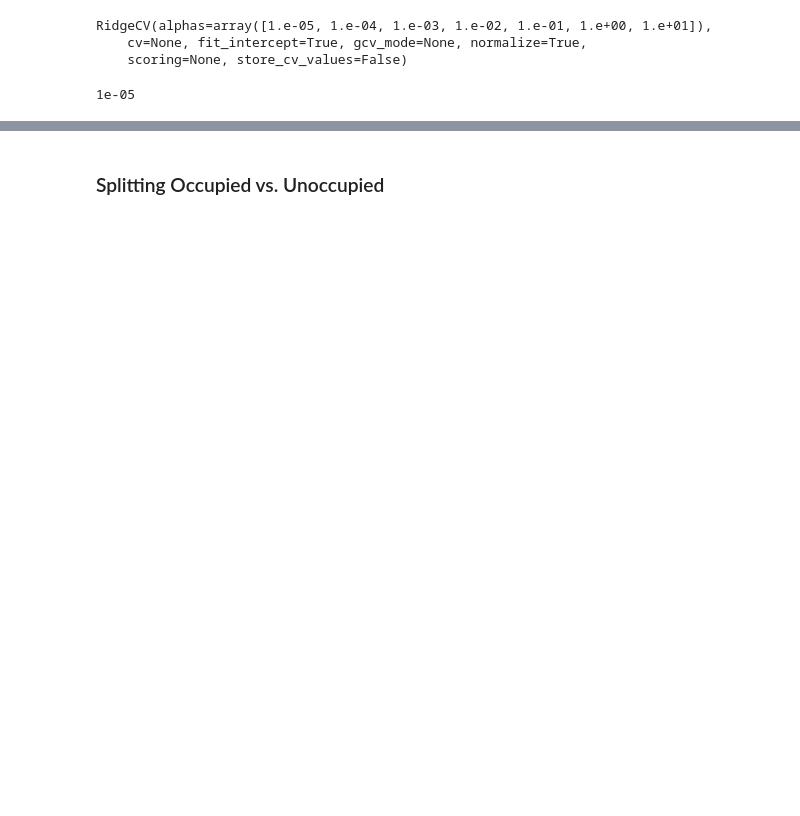
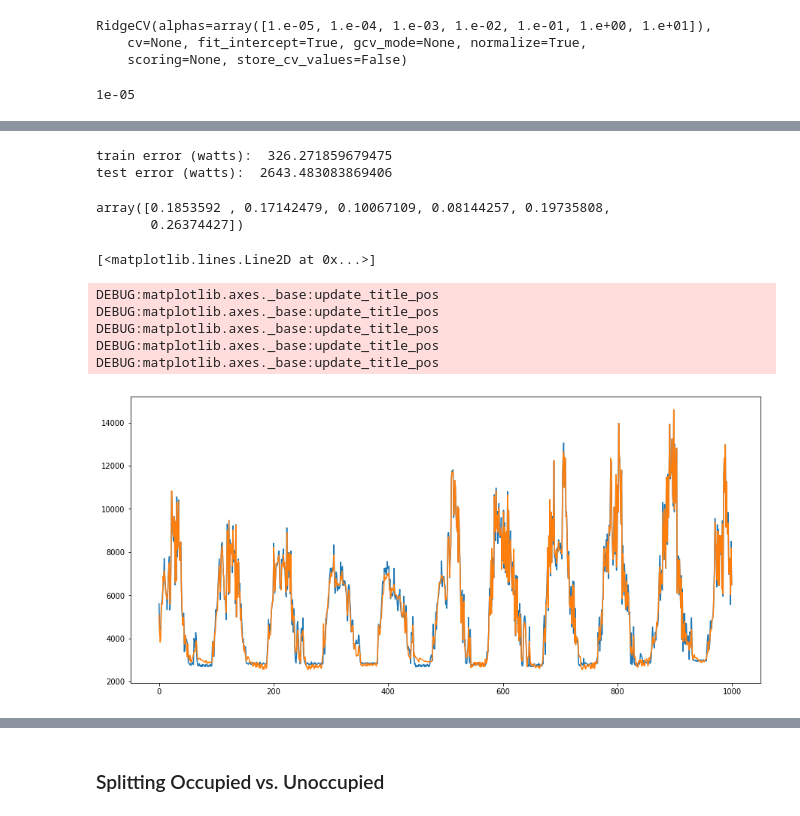
Before and after one commit to SoftwareDefinedBuildings/mortar-analytics, a Jupyter notebook: dr_evaluation/kernel_ridge.ipynb, the cells around one changed output, grey strips where cells are left out. Cells and saved outputs as stored; diff of their text form; code cells hidden in the pictures; blank space fills up the shorter version.

```diff
--- a/dr_evaluation/kernel_ridge.ipynb
+++ b/dr_evaluation/kernel_ridge.ipynb
@@ -247,0 +364,36 @@ DEBUG:matplotlib.axes._base:update_title_pos
+# %%
+rf = RandomForestRegressor(n_estimators=500, max_features=3, min_impurity_decrease=10)
+dt = DecisionTreeRegressor(min_impurity_decrease=100, max_features=3)
+adr = AdaBoostRegressor(dt, n_estimators=1000, loss='square')
+# %%
+X_train, X_test, y_train, y_test = X[~exclude], X[test_filter], y[~exclude], y[test_filter]
+# %%
+rf.fit(X_train, y_train)
+
+y_train_pred = adr.predict(X_train)
+train_error = np.sqrt(mean_squared_error(y_train_pred, y_train))
+print('train error (watts): ', train_error)
+
+y_pred = adr.predict(X_test)
+test_error = np.sqrt(mean_squared_error(y_pred, y_test))
+print('test error (watts): ', test_error)
+# %% [output]
+train error (watts):  326.271859679475
+test error (watts):  2643.483083869406
+# %%
+adr.feature_importances_
+# %% [output]
+array([0.1853592 , 0.17142479, 0.10067109, 0.08144257, 0.19735808,
+       0.26374427])
+# %%
+plt.figure(figsize=(15, 7))
+plt.plot(range(1000), y_train[:1000])
+plt.plot(range(1000), y_train_pred[:1000])
+# %% [output]
+[<matplotlib.lines.Line2D at 0x...>]
+DEBUG:matplotlib.axes._base:update_title_pos
+DEBUG:matplotlib.axes._base:update_title_pos
+DEBUG:matplotlib.axes._base:update_title_pos
+DEBUG:matplotlib.axes._base:update_title_pos
+DEBUG:matplotlib.axes._base:update_title_pos
+[figure, added]
```
Also changed, not shown: parts of 55 cells of this notebook, 9 other files.
